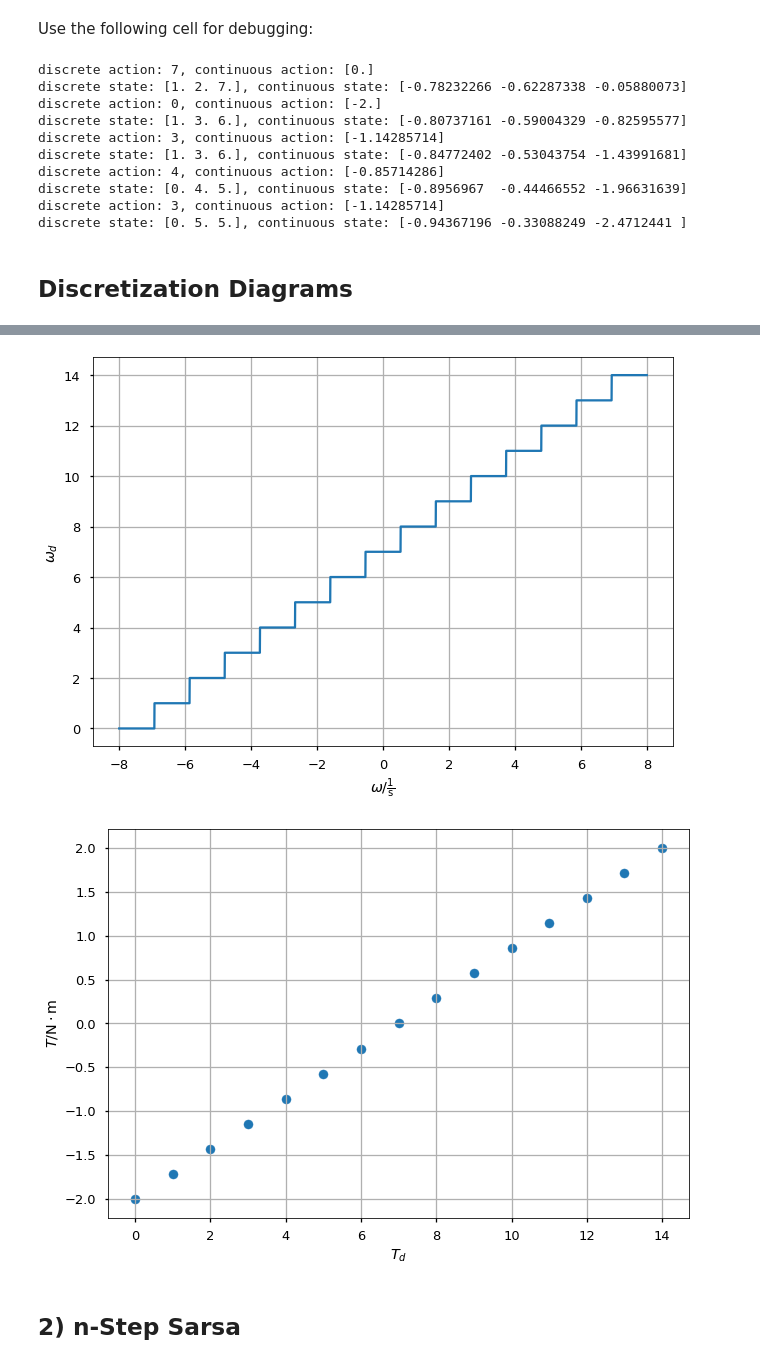
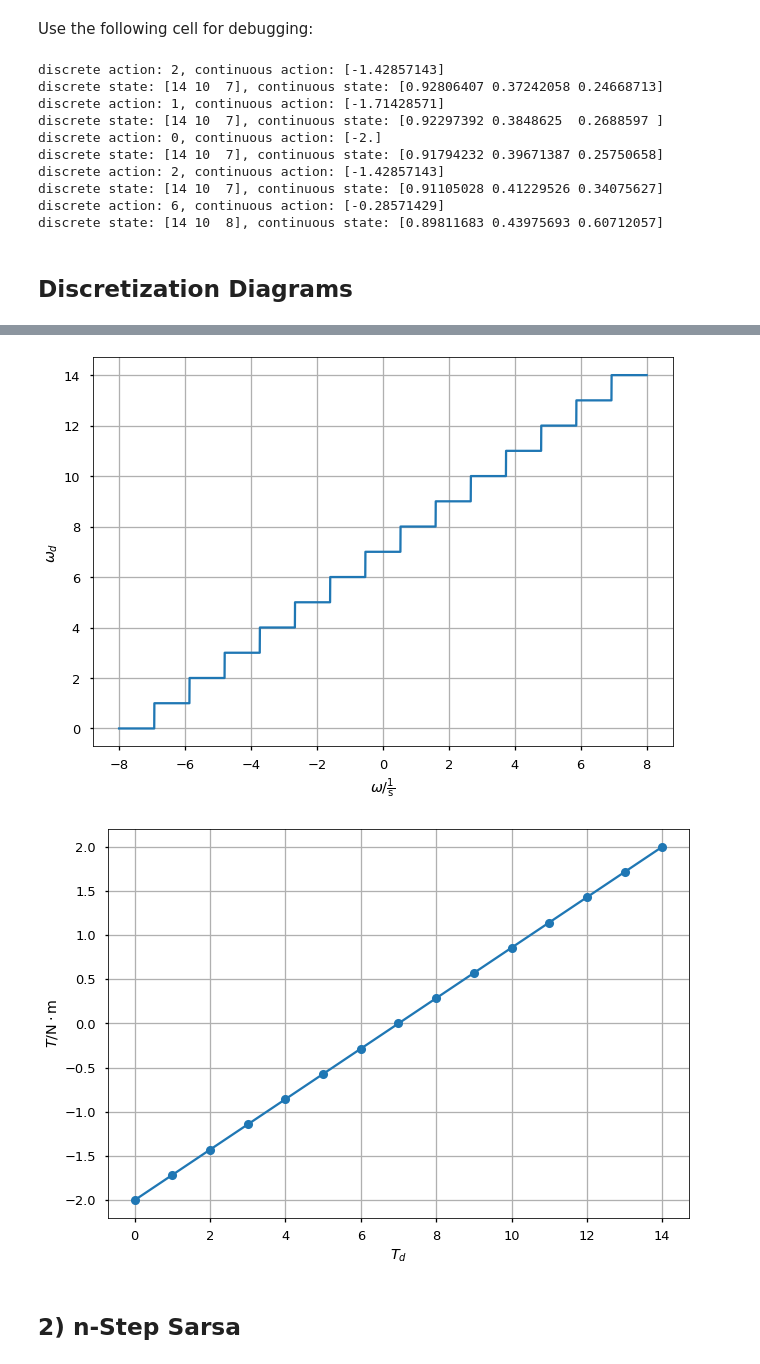
Before and after one commit to upb-lea/reinforcement_learning_course_materials, a Jupyter notebook: exercises/solutions/ex06/n_StepMethods.ipynb, the cells around one changed output, grey strips where cells are left out. Saved outputs shown, nothing was run; the diff lists cells and outputs as text; code cells hidden in the pictures.

```diff
--- a/exercises/solutions/ex06/n_StepMethods.ipynb
+++ b/exercises/solutions/ex06/n_StepMethods.ipynb
@@ -125,14 +125,11 @@ def discretize_state(states):
     limits = [1, 1, 8]
     nb_disc_intervals = [d_theta, d_theta, d_omega]
 
-    # bring to value range [-1, 1]
-    norm_states = [state / limit for state, limit in zip(states, limits)]
-    interval_lengths = [2 / d for d in nb_disc_intervals]
-    disc_state = [(norm_state + 1) // interval_length for norm_state, interval_length in zip(norm_states, interval_lengths)]
-    disc_state = [(state - 1) if state == d else state for state, d in zip(disc_state, nb_disc_intervals)] # ensure that disc_state < d
-
-    return np.array(disc_state)
-
+    q_intervals = [np.linspace(-l, l, i+1) for l, i in zip(limits, nb_disc_intervals)]
+    # Clipping is necessary due to linspacing with an additional interval, which in turn is necessary
+    #  for how numpy.digitize works (i.e., it floors the continuous value)
+    return np.array([np.digitize(s, q).clip(max=q.size - 1) - 1 for s, q in zip(states, q_intervals)],
+                    dtype=int)  # int is necessary for indexing
     ### END SOLUTION
 
 
@@ -163,46 +160,46 @@ for _ in range(5):
 
 env.close()
 # %% [output]
-discrete action: 7, continuous action: [0.]
-discrete state: [1. 2. 7.], continuous state: [-0.78232266 -0.62287338 -0.05880073]
+discrete action: 2, continuous action: [-1.42857143]
+discrete state: [14 10  7], continuous state: [0.92806407 0.37242058 0.24668713]
+discrete action: 1, continuous action: [-1.71428571]
+discrete state: [14 10  7], continuous state: [0.92297392 0.3848625  0.2688597 ]
 discrete action: 0, continuous action: [-2.]
-discrete state: [1. 3. 6.], continuous state: [-0.80737161 -0.59004329 -0.82595577]
-discrete action: 3, continuous action: [-1.14285714]
-discrete state: [1. 3. 6.], continuous state: [-0.84772402 -0.53043754 -1.43991681]
-discrete action: 4, continuous action: [-0.85714286]
-discrete state: [0. 4. 5.], continuous state: [-0.8956967  -0.44466552 -1.96631639]
-discrete action: 3, continuous action: [-1.14285714]
-discrete state: [0. 5. 5.], continuous state: [-0.94367196 -0.33088249 -2.4712441 ]
+discrete state: [14 10  7], continuous state: [0.91794232 0.39671387 0.25750658]
+discrete action: 2, continuous action: [-1.42857143]
+discrete state: [14 10  7], continuous state: [0.91105028 0.41229526 0.34075627]
+discrete action: 6, continuous action: [-0.28571429]
+discrete state: [14 10  8], continuous state: [0.89811683 0.43975693 0.60712057]
 # %% [markdown]
 ## Discretization Diagrams
 # %%
 cos_theta = np.linspace(-1, 1, 10000)
 sin_theta = np.linspace(-1, 1, 10000)
 omega = np.linspace(-8, 8, 10000)
 T = np.arange(0, d_T, 1)
 
 disc_states = np.array([discretize_state(np.array([c, s, o])) for c, s, o in zip(cos_theta, sin_theta, omega)])
 cont_actions = [continualize_action(np.array(t)) for t in T]
 
 plt.plot(cos_theta, disc_states[:, 0])
 plt.xlabel(r"cos$(\theta)$, sin$(\theta)$")
 plt.ylabel(r"cos${}_d$, sin${}_d$")
 plt.grid()
 plt.show()
 plt.plot(omega, disc_states[:, 2])
 plt.xlabel(r"$\omega / \frac{1}{\mathrm{s}}$")
 plt.ylabel(r"$\omega_d$")
 plt.grid()
 plt.show()
-plt.scatter(T, cont_actions)
+plt.plot(T, cont_actions, 'o-')
 plt.xlabel(r"$T_d$")
 plt.ylabel(r"$T / \mathrm{N} \cdot \mathrm{m}$")
 plt.grid()
 plt.show()
 # %% [output]
 [figure]
 [figure]
-[figure, old version]
+[figure, new version]
 # %% [markdown]
 ## 2) n-Step Sarsa
 # %% [markdown]
```
Also changed, not shown: parts of 14 cells of this notebook, 1 other file.
